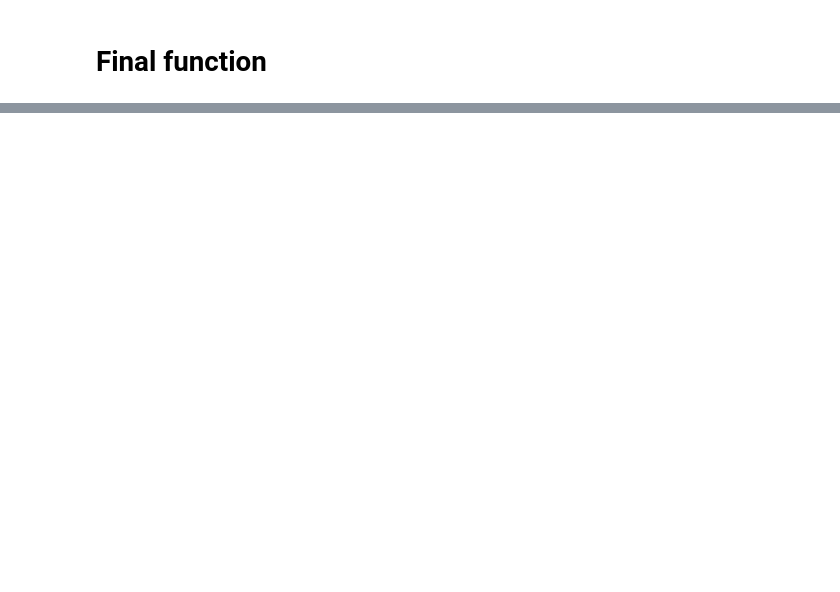
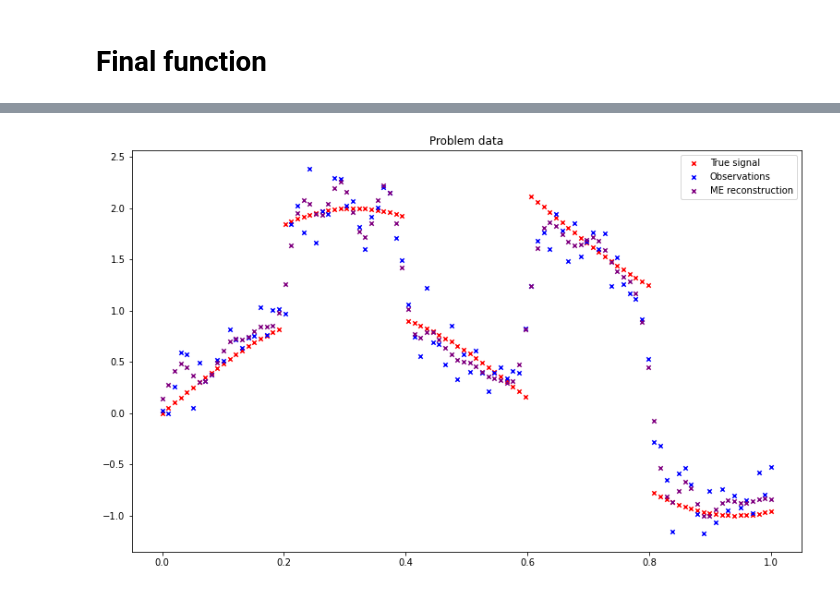
Before and after one commit to jlindbloom/regularization-toolkit, a Jupyter notebook: dev/me_method.ipynb, the cells around one changed output, grey strips where cells are left out. Saved outputs shown, nothing was run; the diff lists cells and outputs as text; code cells hidden in the pictures; blank space fills up the shorter version.

```diff
--- a/dev/me_method.ipynb
+++ b/dev/me_method.ipynb
@@ -150,0 +198,2 @@ def sanders_me_method(A, T, trace_samples=15, cg_eps=1e-2, cg_maxits=1000):
+# %%
+data = maximum_expectation(F, R, y)
@@ -150,0 +204,10 @@ def sanders_me_method(A, T, trace_samples=15, cg_eps=1e-2, cg_maxits=1000):
+# %%
+plt.figure(figsize=(13,8))
+plt.scatter(dom, x, marker="x", color="red", s=20.0, label="True signal")
+plt.scatter(dom, y, marker="x", color="blue", s=20.0, label="Observations")
+plt.scatter(dom, data["x_lambda"], marker="x", color="purple", s=20.0, label="ME reconstruction")
+plt.legend()
+plt.title("Problem data")
+plt.show()
+# %% [output]
+[figure, added]
```
Also changed, not shown: parts of 8 cells of this notebook, 15 other files.
